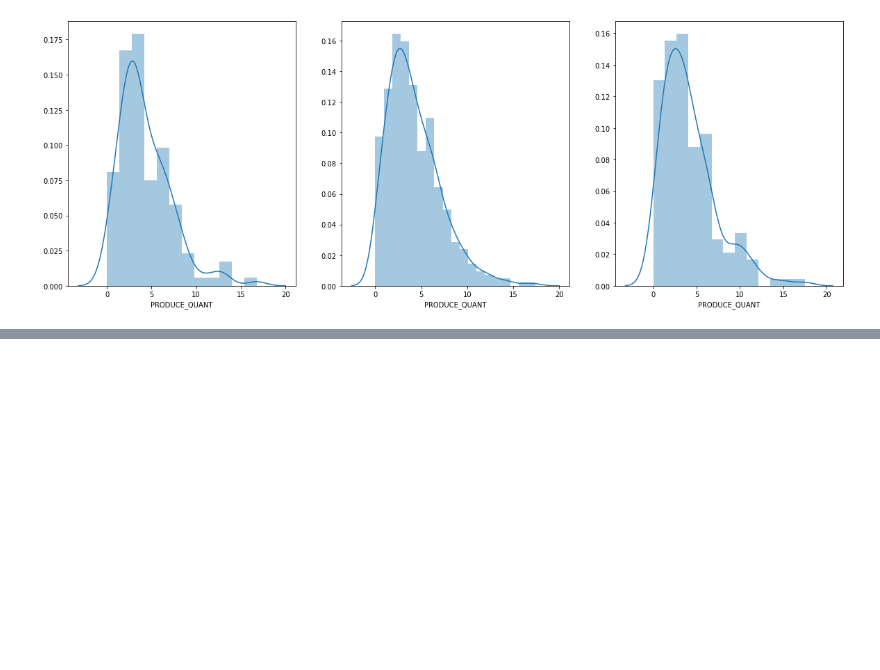
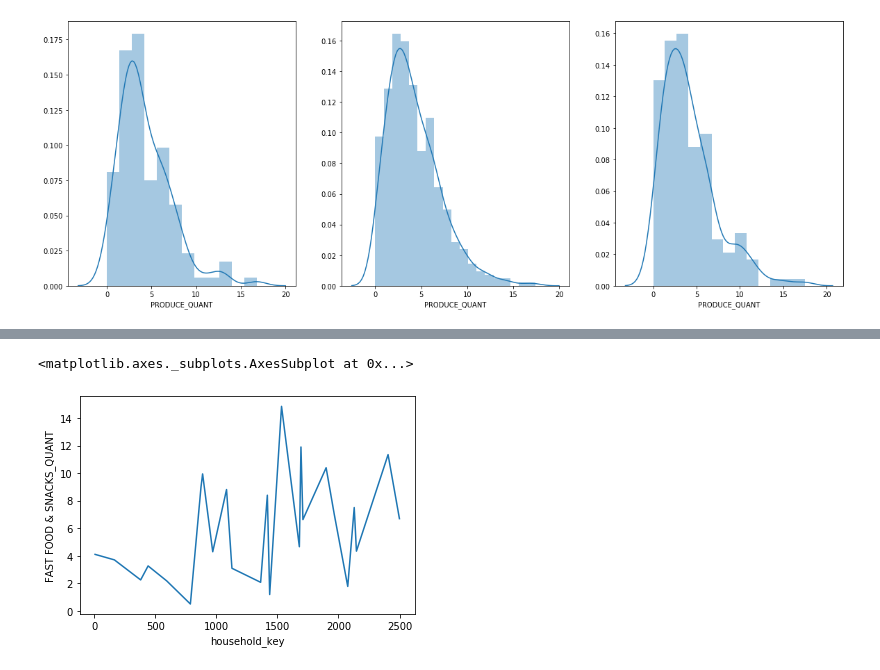
Before and after one commit to marvande/epfl-ada-2019-data-analysis, a Jupyter notebook: code/Demographic_productcorrelation.ipynb, the cells around one changed output, grey strips where cells are left out. Saved outputs shown, nothing was run; the diff lists cells and outputs as text; code cells hidden in the pictures; blank space fills up the shorter version.

```diff
--- a/code/Demographic_productcorrelation.ipynb
+++ b/code/Demographic_productcorrelation.ipynb
@@ -201,0 +230,5 @@ Int64Index([], dtype='int64')
+# %%
+sns.lineplot(x =hh_demo_weeklycart[(hh_demo_weeklycart['AGE_DESC'] == 30) & ((hh_demo_weeklycart['KIDS_DESC'] == 1))].index, y = "FAST FOOD & SNACKS_QUANT", data=hh_demo_weeklycart[(hh_demo_weeklycart['AGE_DESC'] == 30) &(hh_demo_weeklycart['KIDS_DESC'] == 1)])
+# %% [output]
+<matplotlib.axes._subplots.AxesSubplot at 0x...>
+[figure, added]
```
Also changed, not shown: parts of 6 cells of this notebook.
